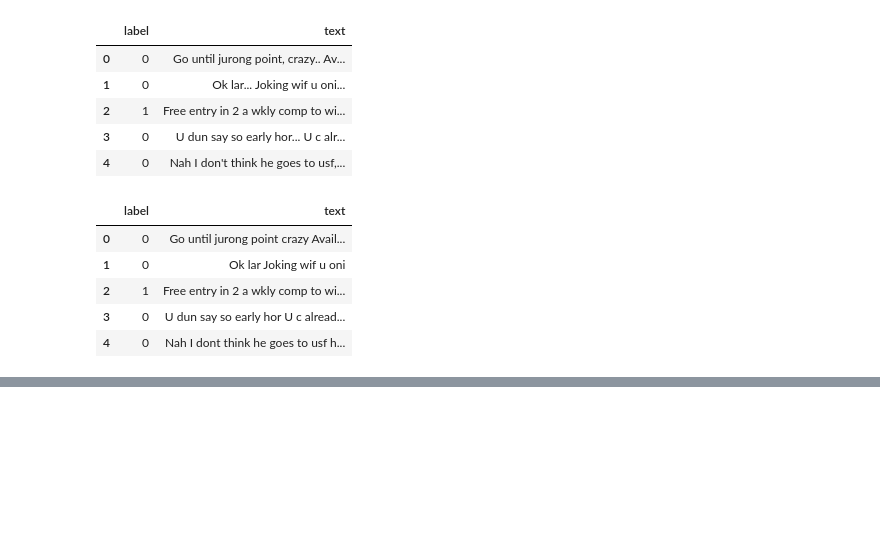
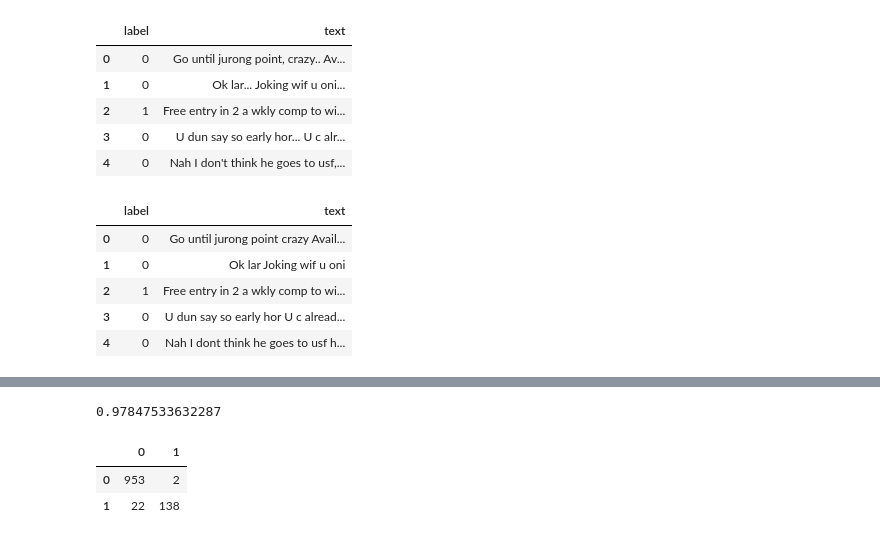
Before and after one commit to ml2202/alxml, a Jupyter notebook: Dzien03/01-bayes.ipynb, the cells around one changed output, grey strips where cells are left out. Saved outputs shown, nothing was run; the diff lists cells and outputs as text; code cells hidden in the pictures; blank space fills up the shorter version.

```diff
--- a/Dzien03/01-bayes.ipynb
+++ b/Dzien03/01-bayes.ipynb
@@ -154,0 +173,10 @@ cv = CountVectorizer()
+# %%
+model = BernoulliNB()
+model.fit(X_train, y_train)
+print(model.score(X_test, y_test))
+pd.DataFrame( confusion_matrix(y_test, model.predict(X_test) ) )
+# %% [output]
+0.97847533632287
+|  | 0 | 1 |
+| 0 | 953 | 2 |
+| 1 | 22 | 138 |
```
Also changed, not shown: parts of 11 cells of this notebook, 2 other files.
